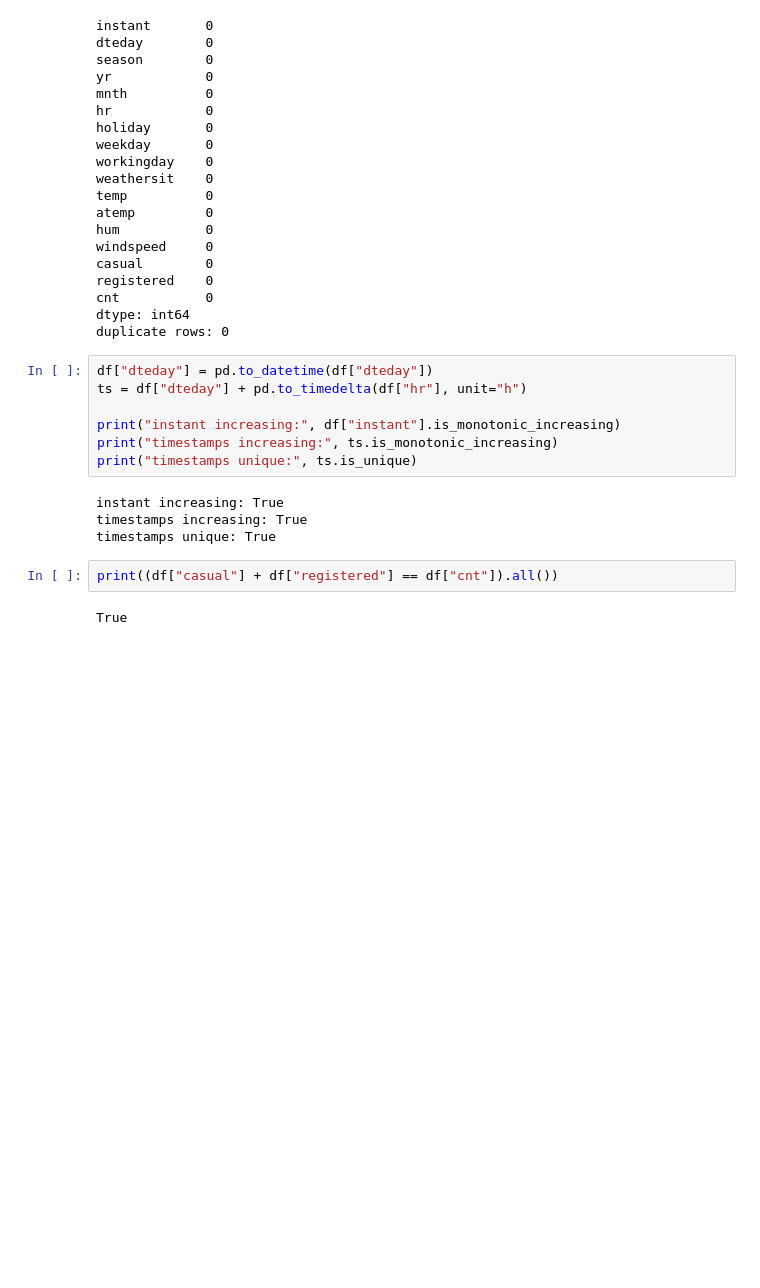
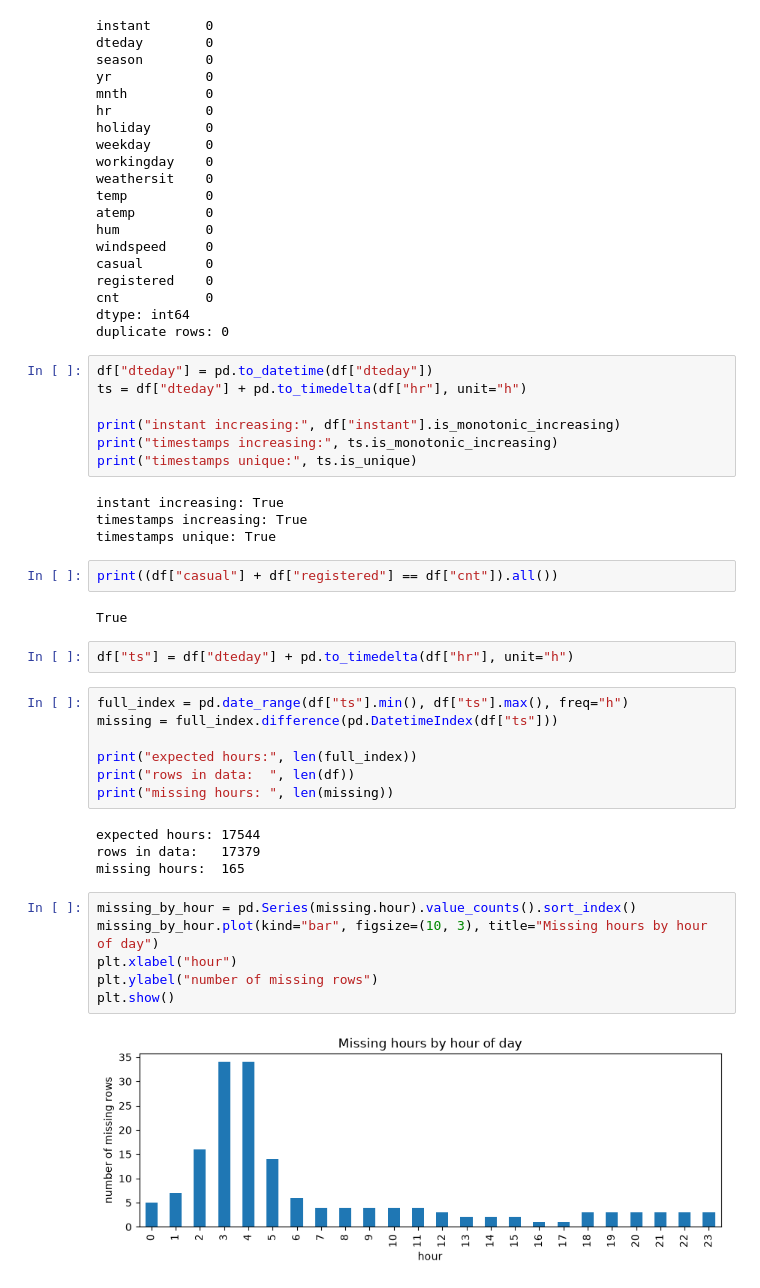
Before and after one commit to gghgfttd/ml-2026-MiniProject, a Jupyter notebook: 01_eda.ipynb, the cells around one changed output. Drawn from its saved outputs; the diff is of its cells as text; blank space fills up the shorter version.

Commit message:
added some plots, continued EDA

```diff
--- a/01_eda.ipynb
+++ b/01_eda.ipynb
@@ -106,3 +124,24 @@ timestamps unique: True
 print((df["casual"] + df["registered"] == df["cnt"]).all())
 # %% [output]
 True
+# %%
+df["ts"] = df["dteday"] + pd.to_timedelta(df["hr"], unit="h")
+# %%
+full_index = pd.date_range(df["ts"].min(), df["ts"].max(), freq="h")
+missing = full_index.difference(pd.DatetimeIndex(df["ts"]))
+
+print("expected hours:", len(full_index))
+print("rows in data:  ", len(df))
+print("missing hours: ", len(missing))
+# %% [output]
+expected hours: 17544
+rows in data:   17379
+missing hours:  165
+# %%
+missing_by_hour = pd.Series(missing.hour).value_counts().sort_index()
+missing_by_hour.plot(kind="bar", figsize=(10, 3), title="Missing hours by hour of day")
+plt.xlabel("hour")
+plt.ylabel("number of missing rows")
+plt.show()
+# %% [output]
+[figure, added]
```
Also changed, not shown: parts of 11 cells of this notebook.
